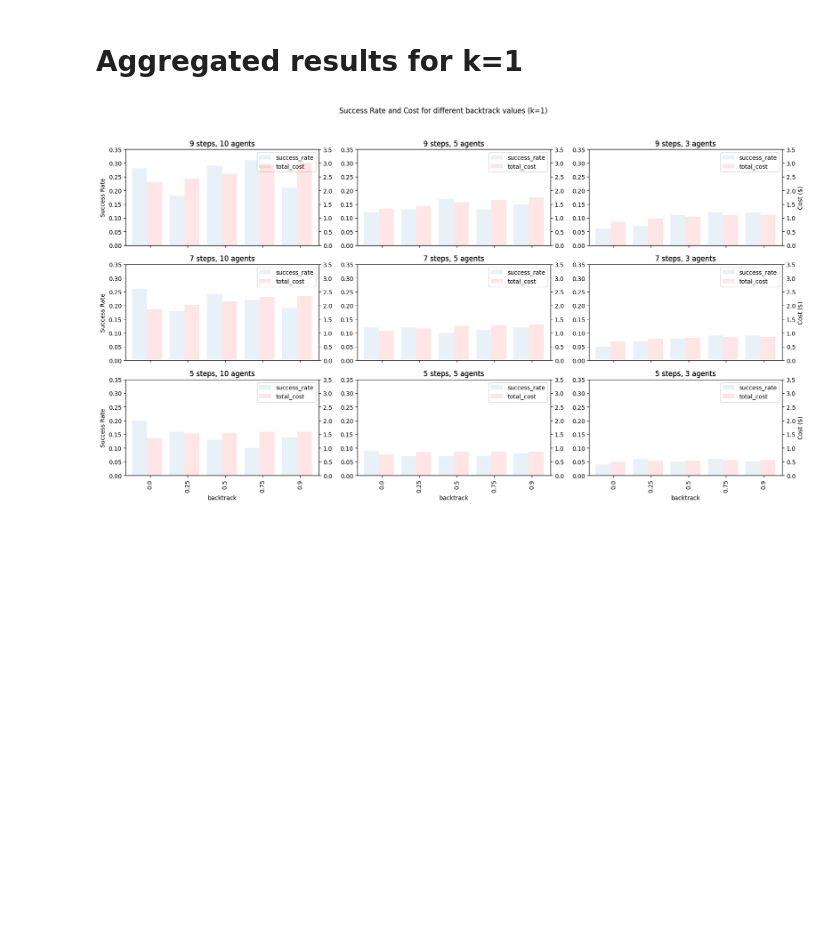
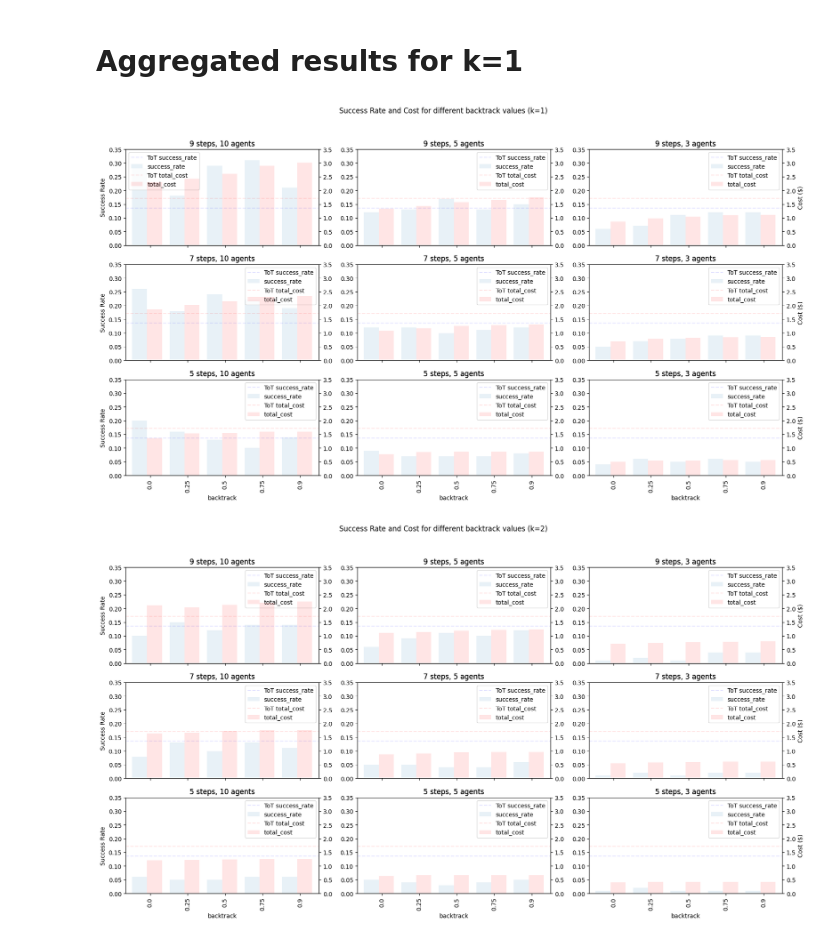
Before and after one commit to au-clan/FoA, a Jupyter notebook: n_overleaf.ipynb, the cells around one changed output. Saved outputs shown, nothing was run; the diff lists cells and outputs as text; code cells hidden in the pictures; blank space fills up the shorter version.

Commit message:
Adding benchmarks to gridsearch results plot

```diff
--- a/n_overleaf.ipynb
+++ b/n_overleaf.ipynb
@@ -229,38 +229,44 @@ for i in range(2):
 # %%
 n_steps = df["n_steps"].unique()
 n_agents = df["n_agents"].unique()
 width = 0.4
 
-temp = df[df.k==1].copy()
-temp.sort_values(by=["backtrack"], inplace=True)
-fig, axes = plt.subplots(3, 3, figsize=(20, 10))
+for k in range(1,4):
+    temp = df[df.k==k].copy()
+    temp.sort_values(by=["backtrack"], inplace=True)
+    fig, axes = plt.subplots(3, 3, figsize=(20, 10))
 
-for i, steps in enumerate(n_steps):
-    for j, agents in enumerate(n_agents):
-        cost_axis = axes[i,j].twinx()
-        temp[(temp.n_steps==steps) & (temp.n_agents==agents)].plot(x="backtrack", y="success_rate", ax=axes[i,j], title=f"{steps} steps, {agents} agents", kind="bar", alpha=0.1, width=-width, position=-width/2)
-        temp[(temp.n_steps==steps) & (temp.n_agents==agents)].plot(x="backtrack", y="total_cost", ax=cost_axis, title=f"{steps} steps, {agents} agents", kind="bar", color="red", alpha=0.1, width=width, position=width/2)
-        axes[i,j].set_ylim(0, 0.35)
-        axes[i,j].set_xlim(-0.65, 4.5)
-        cost_axis.set_ylim(0, 3.5)
+    for i, steps in enumerate(n_steps):
+        for j, agents in enumerate(n_agents):
+            cost_axis = axes[i,j].twinx()
+            temp[(temp.n_steps==steps) & (temp.n_agents==agents)].plot(x="backtrack", y="success_rate", ax=axes[i,j], title=f"{steps} steps, {agents} agents", kind="bar", alpha=0.1, width=-width, position=-width/2)
+            temp[(temp.n_steps==steps) & (temp.n_agents==agents)].plot(x="backtrack", y="total_cost", ax=cost_axis, title=f"{steps} steps, {agents} agents", kind="bar", color="red", alpha=0.1, width=width, position=width/2)
+            axes[i,j].set_ylim(0, 0.35)
+            axes[i,j].set_xlim(-0.65, 4.5)
+            cost_axis.set_ylim(0, 3.5)
 
-        # Combining legends
-        lines, labels = axes[i,j].get_legend_handles_labels()
-        lines2, labels2 = cost_axis.get_legend_handles_labels()
-        axes[i,j].legend(lines + lines2, labels + labels2, loc="best")
-        cost_axis.legend().remove()
-        if i!=2:
-            axes[i,j].set_xticklabels([])
-            axes[i,j].set_xlabel("")
+            # Adding ToT benchmarks
+            axes[i,j].axhline(y=tot_accuracy, color='b', linestyle='--', alpha=0.1, label="ToT success_rate")  # Adding a horizontal line
+            cost_axis.axhline(y=tot_cost, color='r', linestyle='--', alpha=0.1, label="ToT total_cost")  # Adding a horizontal line
 
-        if j==0:
-            axes[i,j].set_ylabel("Success Rate")
+            # Combining legends
+            lines, labels = axes[i,j].get_legend_handles_labels()
+            lines2, labels2 = cost_axis.get_legend_handles_labels()
+            axes[i,j].legend(lines + lines2, labels + labels2, loc="best")
+            cost_axis.legend().remove()
+            if i!=2:
+                axes[i,j].set_xticklabels([])
+                axes[i,j].set_xlabel("")
 
-        if j==2:
-            cost_axis.set_ylabel("Cost ($)")
+            if j==0:
+                axes[i,j].set_ylabel("Success Rate")
 
-plt.suptitle("Success Rate and Cost for different backtrack values (k=1)")
-plt.savefig("pics/gridsearch.png")
-plt.show()
+            if j==2:
+                cost_axis.set_ylabel("Cost ($)")
+
+    plt.suptitle(f"Success Rate and Cost for different backtrack values (k={k})")
+    plt.savefig(f"pics/gridsearch_{k}k.png")
+    plt.show()
 # %% [output]
-[figure, old version]
+[figure, new version]
+[figure, added]
```
Also changed, not shown: parts of 1 cell of this notebook, 4 other files.
